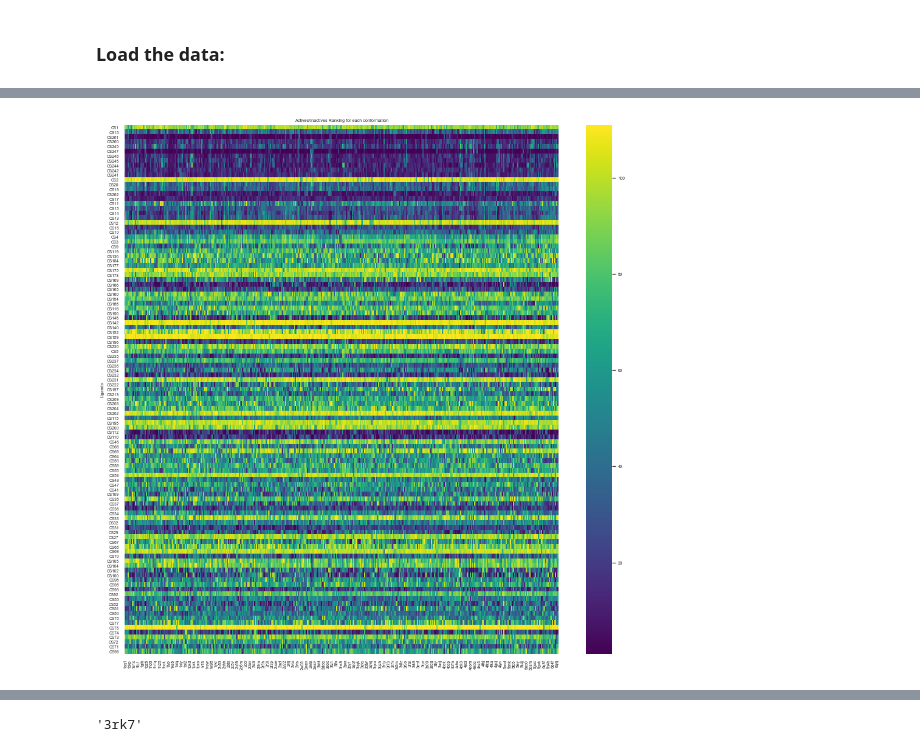
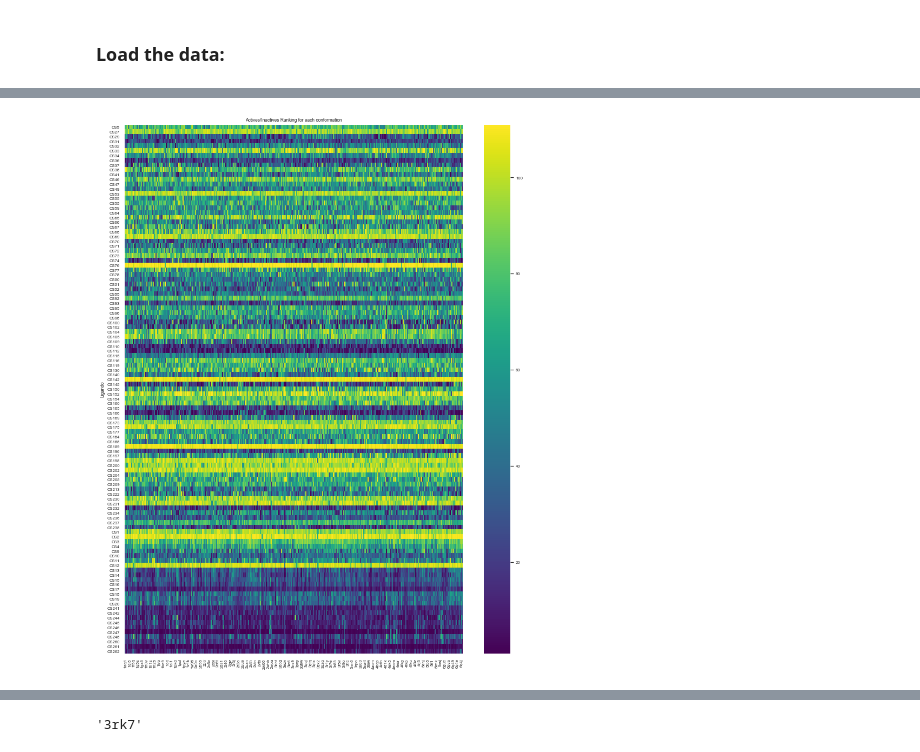
Before and after one commit to jRicciL/CDK2_notebooks, a Jupyter notebook: 6_Machine_Learning_Models/5_Conformational_Selection.ipynb, the cells around one changed output, grey strips where cells are left out. Drawn from its saved outputs; the diff is of its cells as text; code cells hidden in the pictures.

Commit message:
Clusters maps created

```diff
--- a/6_Machine_Learning_Models/5_Conformational_Selection.ipynb
+++ b/6_Machine_Learning_Models/5_Conformational_Selection.ipynb
@@ -23,6 +23,10 @@ scores_dic = get_docking_scores_dict()
 df_test = scores_dic['CSAR']['Dk_sc']['X']
 activity = scores_dic['CSAR']['Dk_sc']['y']
 df_test['Activity'] = activity
+df_test['key'] = df_test.index
+df_test['key'] = df_test['key'].str.split('(\d+)').str[1].astype(int)
+df_test['key']
 
-df_test.sort_values(by = 'Activity', ascending = False, inplace = True)
+df_test.sort_values(by = ['Activity', 'key'], ascending = True, inplace = True)
+df_test = df_test.drop(['key'], axis = 1)
 # %%
@@ -34,7 +48,8 @@ for column in df_test.iloc[:, :-1]:
 # %%
 # Plot the correlation matrix using Kendall's Tau and Spearman's Rank Correlations Coef.
+sns.set(font_scale=1)
 fig, ax1 = plt.subplots(figsize=(18, 7))
-sns.heatmap(df_ranked, vmin = 0, vmax = 1, cmap = ['#FBD182','#FF2929'], ax= ax1)\
-                                        .set_title('Actives/Inactives Ranking for each conformation')
+sns.heatmap(df_active_pos, vmin = 0, vmax = 1, cmap = ['#FFE4B1','#FF2929'], ax= ax1)\
+                        .set_title('Actives/Inactives Ranking for each conformation')
 plt.show()
 # %% [output]
@@ -42,5 +57,6 @@ plt.show()
 # %%
-sns.clustermap(df_ranked, cmap =['#FBD182','#FF2929'],
+sns.set(font_scale=1)
+sns.clustermap(df_ranked, cmap =['#FFE4B1','#FF2929'],
                col_cluster = True, row_cluster = False,
-               metric = 'correlation');
+               metric = 'correlation', method = 'single');
 # %% [output]
@@ -66,9 +82,9 @@ df_rankings = df_test.iloc[:,:-1].rank(axis = 0)
 # %%
-sns.set(font_scale=0.6)
-fig, ax1 = plt.subplots(figsize=(16, 16))
+sns.set(font_scale=0.7)
+fig, ax1 = plt.subplots(figsize=(14, 18))
 sns.heatmap(df_rankings,
             cmap = 'viridis', ax= ax1)\
             .set_title('Actives/Inactives Ranking for each conformation')
 plt.show()
 # %% [output]
-[figure, old version]
+[figure, new version]
```
Also changed, not shown: parts of 18 cells of this notebook.
